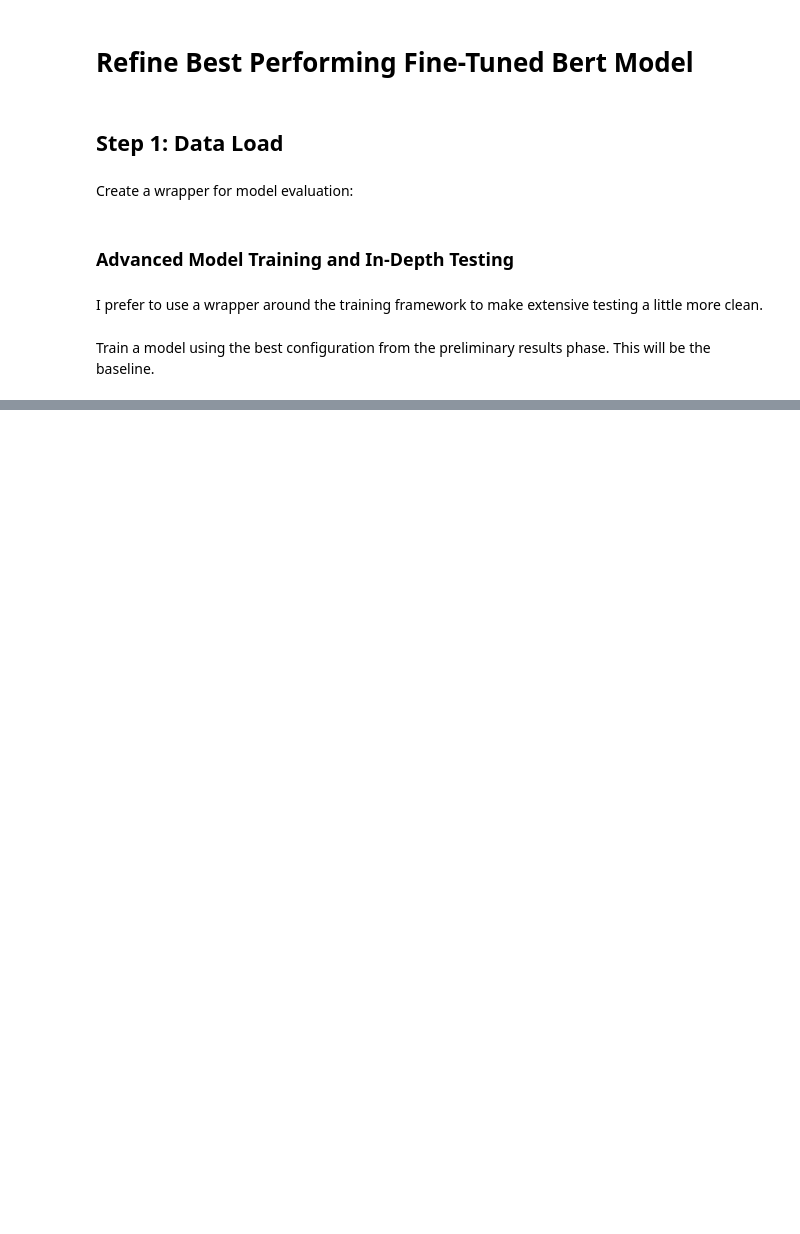
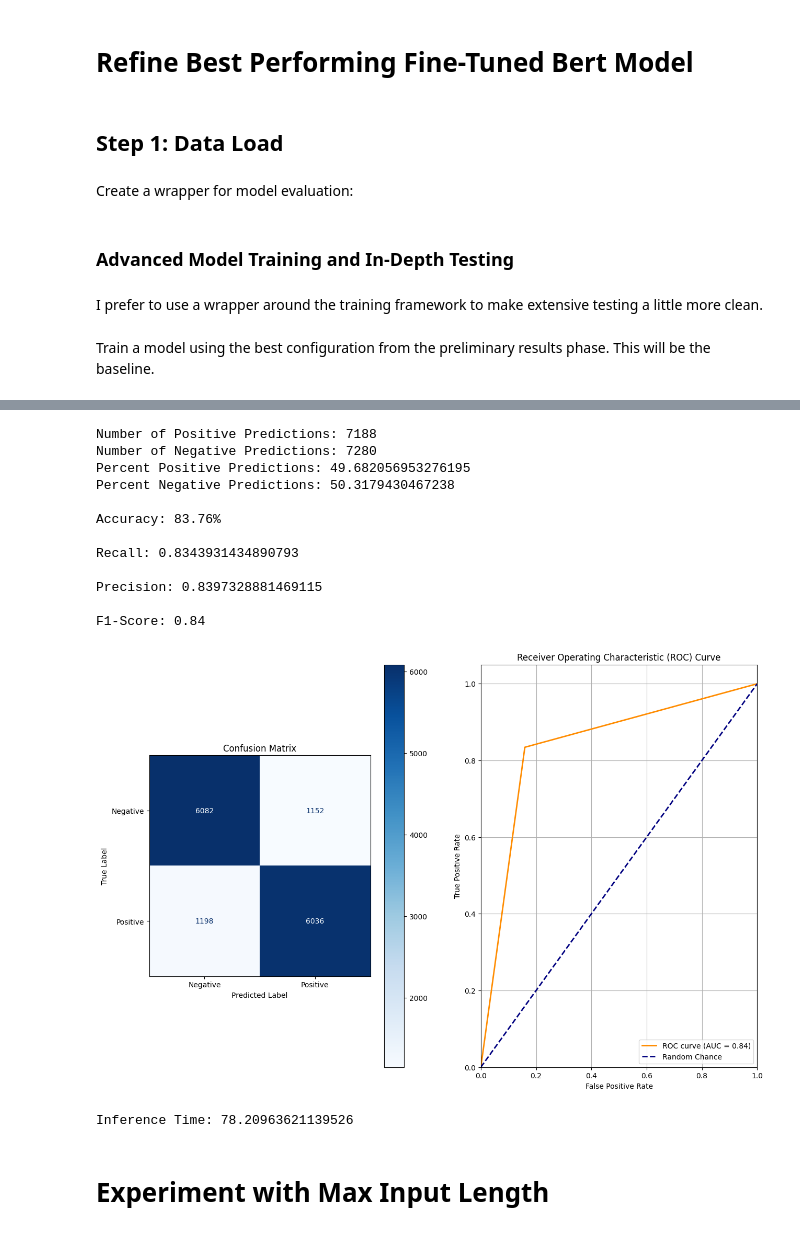
Before and after one commit to rcwaterman/DSE6212, a Jupyter notebook: Project/Final/model_testing.ipynb, the cells around one changed output, grey strips where cells are left out. Drawn from its saved outputs; the diff is of its cells as text; code cells hidden in the pictures; blank space fills up the shorter version.

```diff
--- a/Project/Final/model_testing.ipynb
+++ b/Project/Final/model_testing.ipynb
@@ -408,0 +479,21 @@ F1-Score: 0.83
+# %%
+batch_64_checkpoint = 'results/ft_batch_size_64'
+
+test_model(batch_64_checkpoint, val_data)
+# %% [output]
+Number of Positive Predictions: 7188
+Number of Negative Predictions: 7280
+Percent Positive Predictions: 49.682056953276195
+Percent Negative Predictions: 50.3179430467238
+
+Accuracy: 83.76%
+
+Recall: 0.8343931434890793
+
+Precision: 0.8397328881469115
+
+F1-Score: 0.84
+[figure, added]
+Inference Time: 78.20963621139526
+# %% [markdown]
+# Experiment with Max Input Length
```
Also changed, not shown: parts of 39 cells of this notebook.
